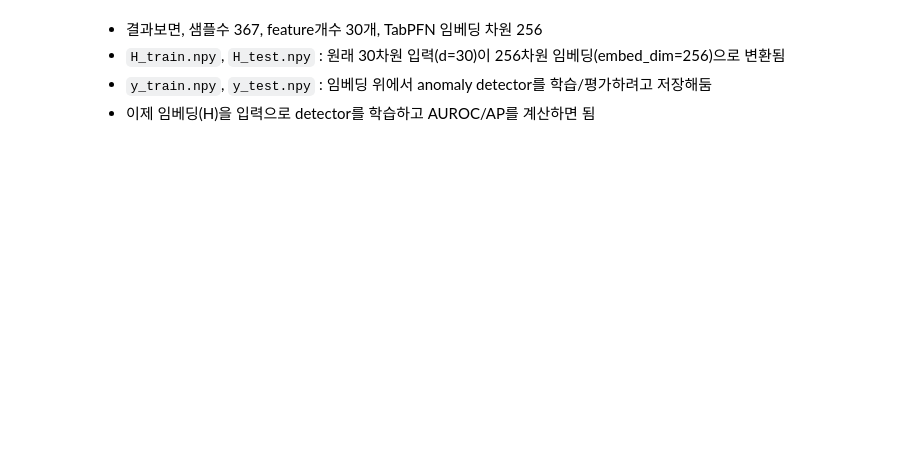
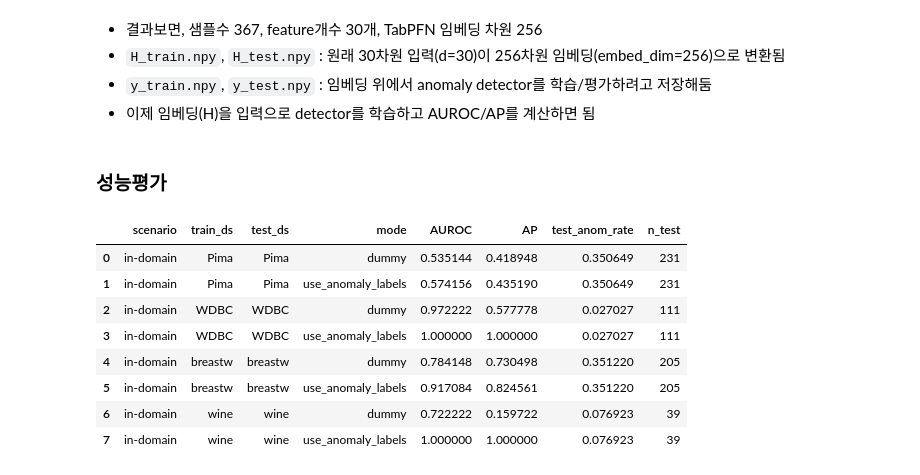
Before and after one commit to tab-gad/main, a Jupyter notebook: tabpfn/tabpfn_embedding_1209.ipynb, the cells around one changed output. Drawn from its saved outputs; the diff is of its cells as text; code cells hidden in the pictures; blank space fills up the shorter version.

```diff
--- a/tabpfn/tabpfn_embedding_1209.ipynb
+++ b/tabpfn/tabpfn_embedding_1209.ipynb
@@ -240,3 +350,5 @@ print(meta)
 - `H_train.npy`, `H_test.npy` : 원래 30차원 입력(d=30)이 256차원 임베딩(embed_dim=256)으로 변환됨
 - `y_train.npy`, `y_test.npy` : 임베딩 위에서 anomaly detector를 학습/평가하려고 저장해둠
 - 이제 임베딩(H)을 입력으로 detector를 학습하고 AUROC/AP를 계산하면 됨
+# %% [markdown]
+### 성능평가
@@ -242,0 +425,32 @@ print(meta)
+# %%
+# In-domain eval: train/test same dataset
+
+rows = []
+for _, name in TARGETS:
+    for mode in ["dummy", "use_anomaly_labels"]:
+        H_train, H_test, y_train, y_test = load_saved_embeddings(name, n_fold=5, mode=mode)
+
+        scaler, det = fit_iforest(H_train, seed=42)
+        scores = score_iforest(scaler, det, H_test)
+
+        m = eval_scores(y_test, scores)
+        rows.append({
+            "scenario": "in-domain",
+            "train_ds": name,
+            "test_ds": name,
+            "mode": mode,
+            **m
+        })
+
+results_in = pd.DataFrame(rows).sort_values(["train_ds", "mode"]).reset_index(drop=True)
+results_in
+# %% [output]
+|  | scenario | train_ds | test_ds | mode | AUROC | AP | test_anom_rate | n_test |
+| 0 | in-domain | Pima | Pima | dummy | 0.535144 | 0.418948 | 0.350649 | 231 |
+| 1 | in-domain | Pima | Pima | use_anomaly_labels | 0.574156 | 0.435190 | 0.350649 | 231 |
+| 2 | in-domain | WDBC | WDBC | dummy | 0.972222 | 0.577778 | 0.027027 | 111 |
+| 3 | in-domain | WDBC | WDBC | use_anomaly_labels | 1.000000 | 1.000000 | 0.027027 | 111 |
+| 4 | in-domain | breastw | breastw | dummy | 0.784148 | 0.730498 | 0.351220 | 205 |
+| 5 | in-domain | breastw | breastw | use_anomaly_labels | 0.917084 | 0.824561 | 0.351220 | 205 |
+| 6 | in-domain | wine | wine | dummy | 0.722222 | 0.159722 | 0.076923 | 39 |
+| 7 | in-domain | wine | wine | use_anomaly_labels | 1.000000 | 1.000000 | 0.076923 | 39 |
```
Also changed, not shown: parts of 17 cells of this notebook, 1 other file.
